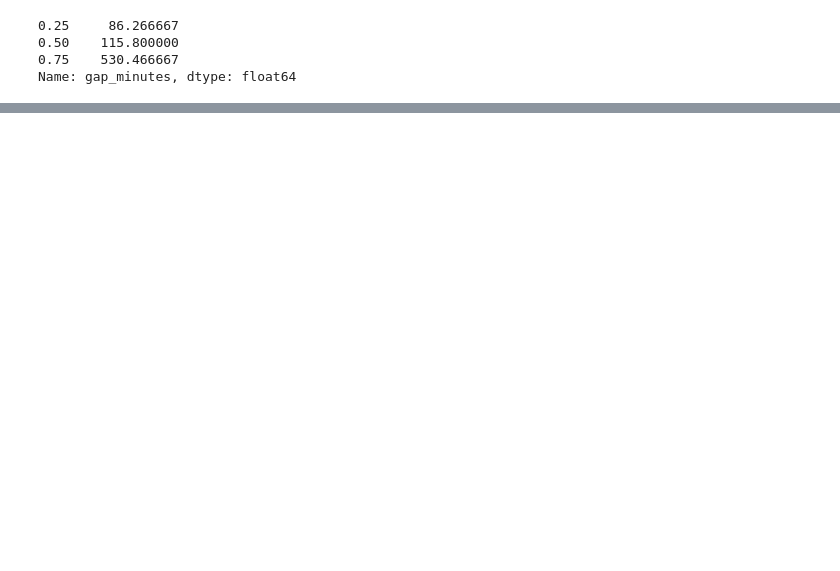
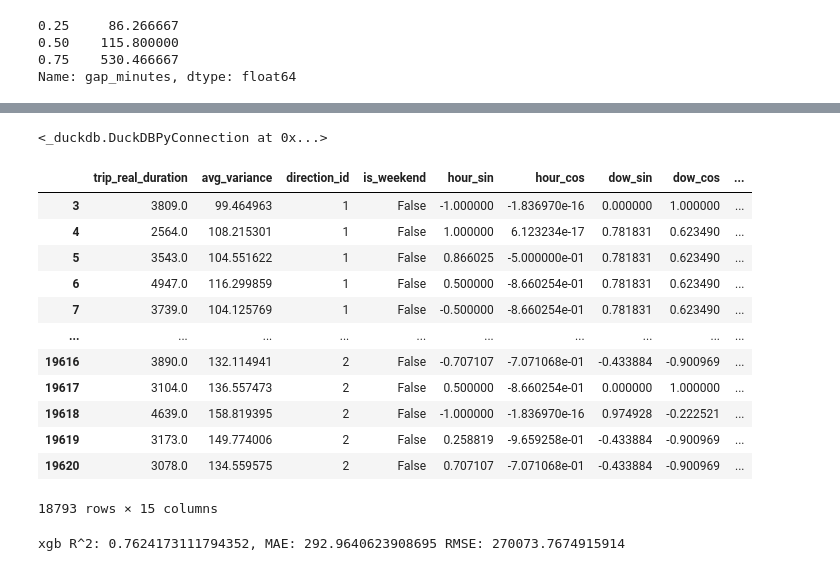
Before and after one commit to Dusuan/ml-proyects, a Jupyter notebook: bus_proyect_pipeline/bus.ipynb, the cells around one changed output, grey strips where cells are left out. Cells and saved outputs as stored; diff of their text form; code cells hidden in the pictures; blank space fills up the shorter version.

```diff
--- a/bus_proyect_pipeline/bus.ipynb
+++ b/bus_proyect_pipeline/bus.ipynb
@@ -755,0 +842,44 @@ y = final_time_df["trip_real_duration"]
+# %%
+final_time_df = pd.read_parquet('final_time_model_df.parquet')
+# %%
+final_structure_df = pd.read_parquet('modeling_structure_df.parquet')
+# %%
+full_data_df = final_time_df.merge(
+    final_structure_df,
+    on="trip_id",
+    how="left"
+)
+# %%
+full_data_df
+
+con.register("full_data_df", full_data_df)
+
+con.execute("""
+COPY full_data_df TO 'full_data_df.parquet' (FORMAT PARQUET);
+""")
+# %% [output]
+<_duckdb.DuckDBPyConnection at 0x...>
+# %%
+full_data_df["rolling_avg_3"] = (
+    final_time_df
+    .groupby(["vehicle_id","direction_id"])["trip_real_duration"]
+    .transform(lambda x: x.shift(1).rolling(3).mean())
+)
+full_data_df = full_data_df.drop(columns=["trip_id", "start_datetime", "end_datetime", "vehicle_id", "prev_end_shift_1", "route_id", "start_sec", "end_sec"])
+full_data_df = full_data_df.dropna()
+# %%
+full_data_df
+# %% [output]
+|  | trip_real_duration | avg_variance | direction_id | is_weekend | hour_sin | hour_cos | dow_sin | dow_cos | ... |
+| 3 | 3809.0 | 99.464963 | 1 | False | -1.000000 | -1.836970e-16 | 0.000000 | 1.000000 | ... |
+| 4 | 2564.0 | 108.215301 | 1 | False | 1.000000 | 6.123234e-17 | 0.781831 | 0.623490 | ... |
+| 5 | 3543.0 | 104.551622 | 1 | False | 0.866025 | -5.000000e-01 | 0.781831 | 0.623490 | ... |
+| 6 | 4947.0 | 116.299859 | 1 | False | 0.500000 | -8.660254e-01 | 0.781831 | 0.623490 | ... |
+| 7 | 3739.0 | 104.125769 | 1 | False | -0.500000 | -8.660254e-01 | 0.781831 | 0.623490 | ... |
+| ... | ... | ... | ... | ... | ... | ... | ... | ... | ... |
+| 19616 | 3890.0 | 132.114941 | 2 | False | -0.707107 | -7.071068e-01 | -0.433884 | -0.900969 | ... |
+| 19617 | 3104.0 | 136.557473 | 2 | False | 0.500000 | -8.660254e-01 | 0.000000 | 1.000000 | ... |
+| 19618 | 4639.0 | 158.819395 | 2 | False | -1.000000 | -1.836970e-16 | 0.974928 | -0.222521 | ... |
+| 19619 | 3173.0 | 149.774006 | 2 | False | 0.258819 | -9.659258e-01 | -0.433884 | -0.900969 | ... |
+| 19620 | 3078.0 | 134.559575 | 2 | False | 0.707107 | -7.071068e-01 | -0.433884 | -0.900969 | ... |
+18793 rows × 15 columns
@@ -755,0 +893,5 @@ y = final_time_df["trip_real_duration"]
+# %%
+print(f"xgb R^2: {xgb_scores.mean()}, MAE: {xgb_scores_mae.mean()} RMSE: {xgb_scores_rmse.mean()}")
+# it didnt improve that much lmao, but it did improve, which is nice
+# %% [output]
+xgb R^2: 0.7624173111794352, MAE: 292.9640623908695 RMSE: 270073.7674915914
```
Also changed, not shown: parts of 41 cells of this notebook.
